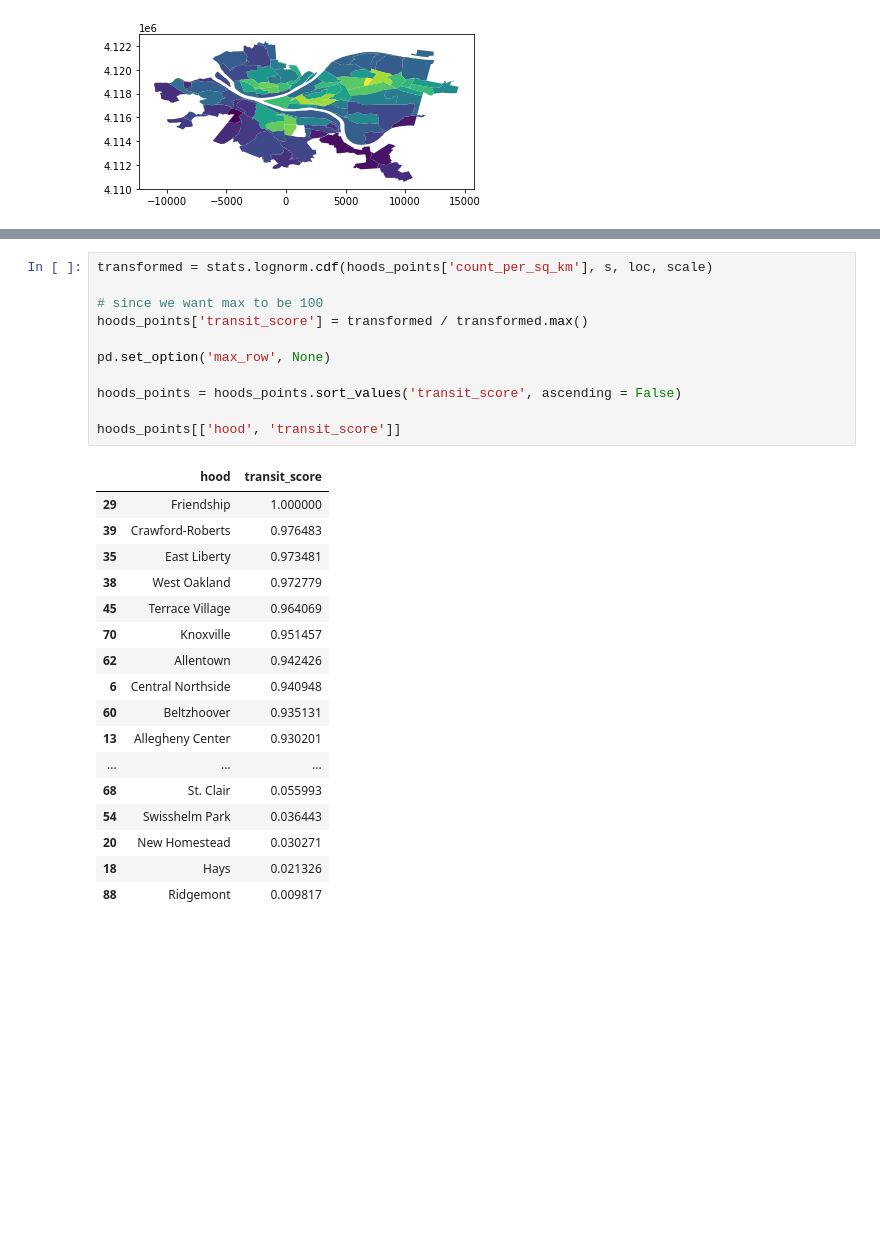
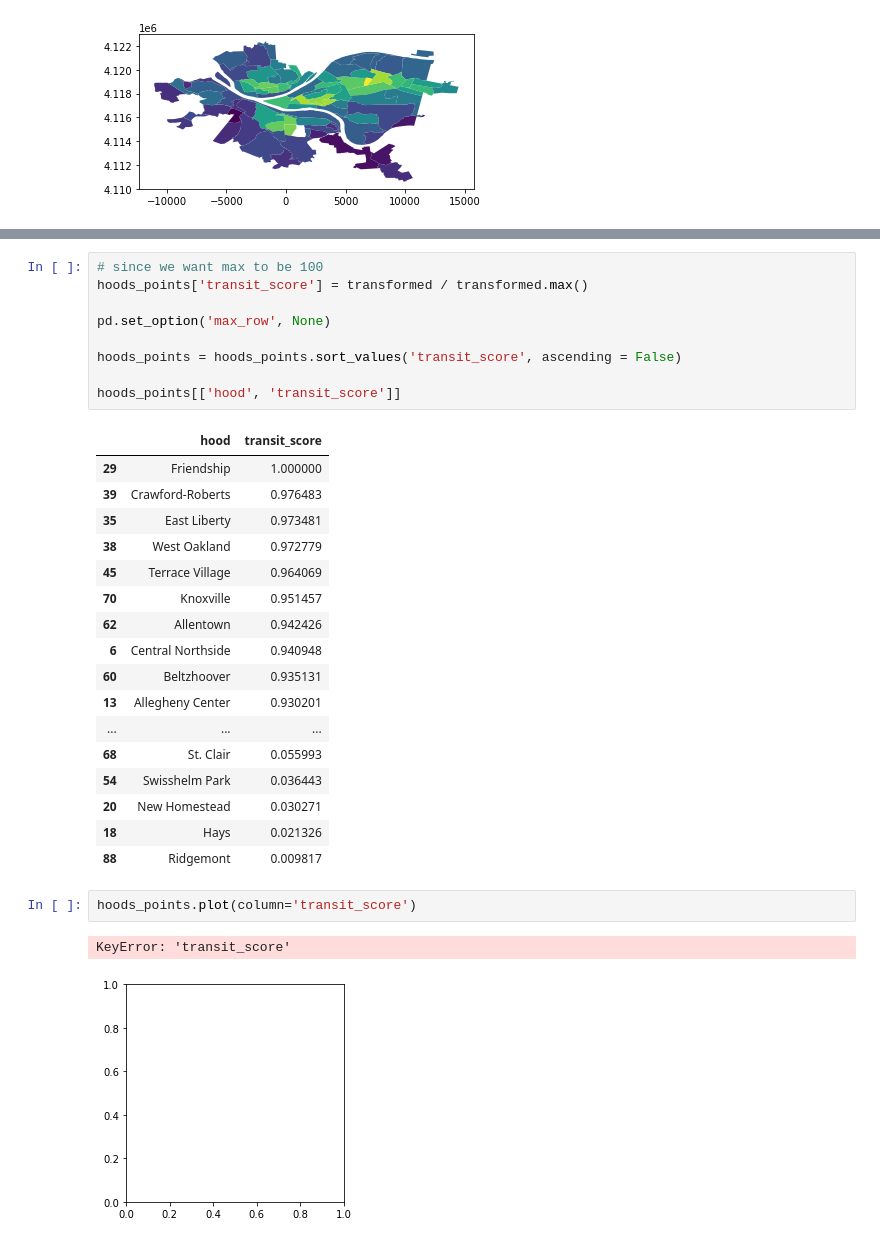
Before and after one commit to AidanLil/CMPINF0010-Final-Project-32, a Jupyter notebook: Personal Notebooks/wbiggs.ipynb, the cells around one changed output, grey strips where cells are left out. Saved outputs shown, nothing was run; the diff lists cells and outputs as text; blank space fills up the shorter version.

```diff
--- a/Personal Notebooks/wbiggs.ipynb
+++ b/Personal Notebooks/wbiggs.ipynb
@@ -76,6 +86,4 @@ countplot.plot(space, stats.lognorm.pdf(space, s, loc, scale))
 # %%
-transformed = stats.lognorm.cdf(hoods_points['count_per_sq_km'], s, loc, scale)
-
 # since we want max to be 100
 hoods_points['transit_score'] = transformed / transformed.max()
 
@@ -102,3 +110,8 @@ hoods_points[['hood', 'transit_score']]
 | 20 | New Homestead | 0.030271 |
 | 18 | Hays | 0.021326 |
 | 88 | Ridgemont | 0.009817 |
+# %%
+hoods_points.plot(column='transit_score')
+# %% [output]
+KeyError: 'transit_score'
+[figure, added]
```
Also changed, not shown: parts of 5 cells of this notebook, 1 other file.
